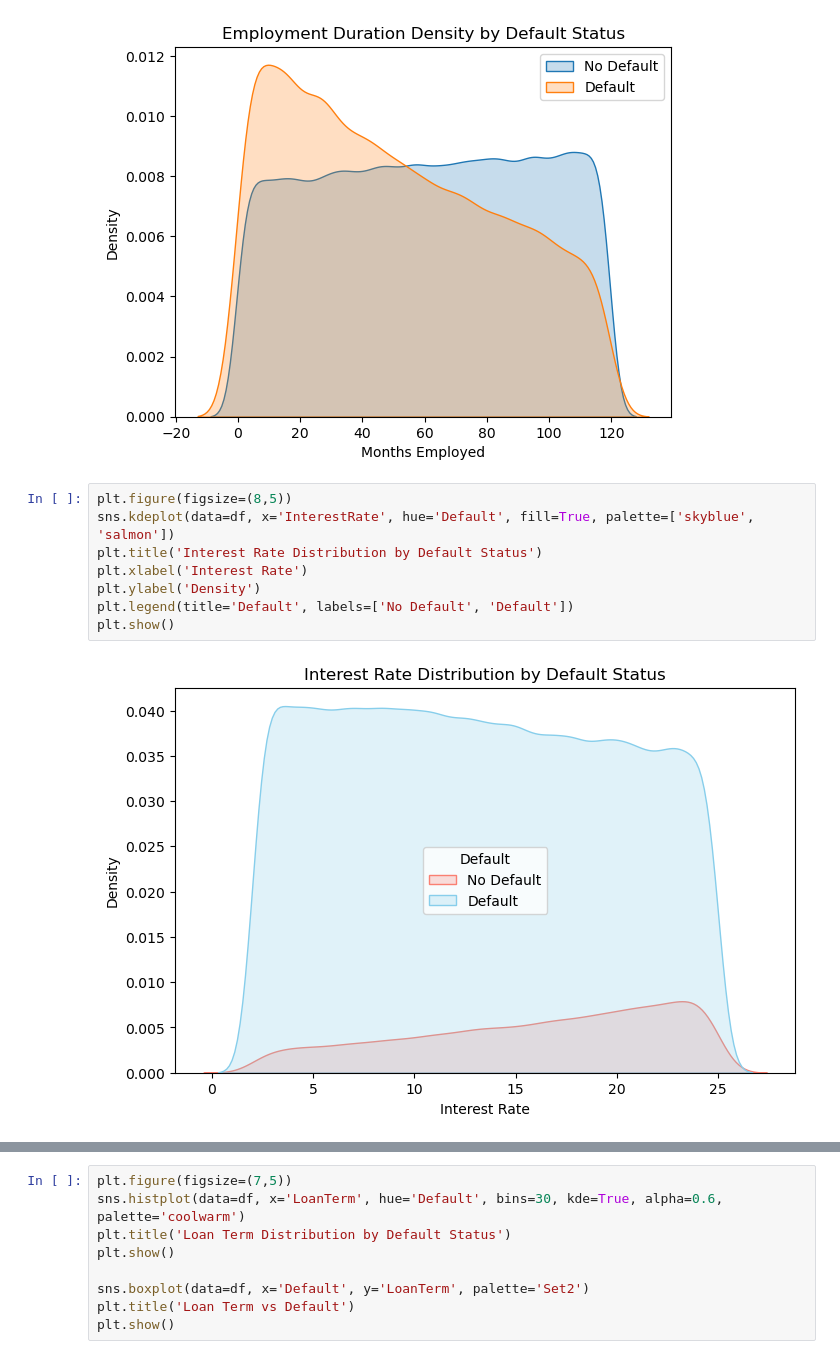
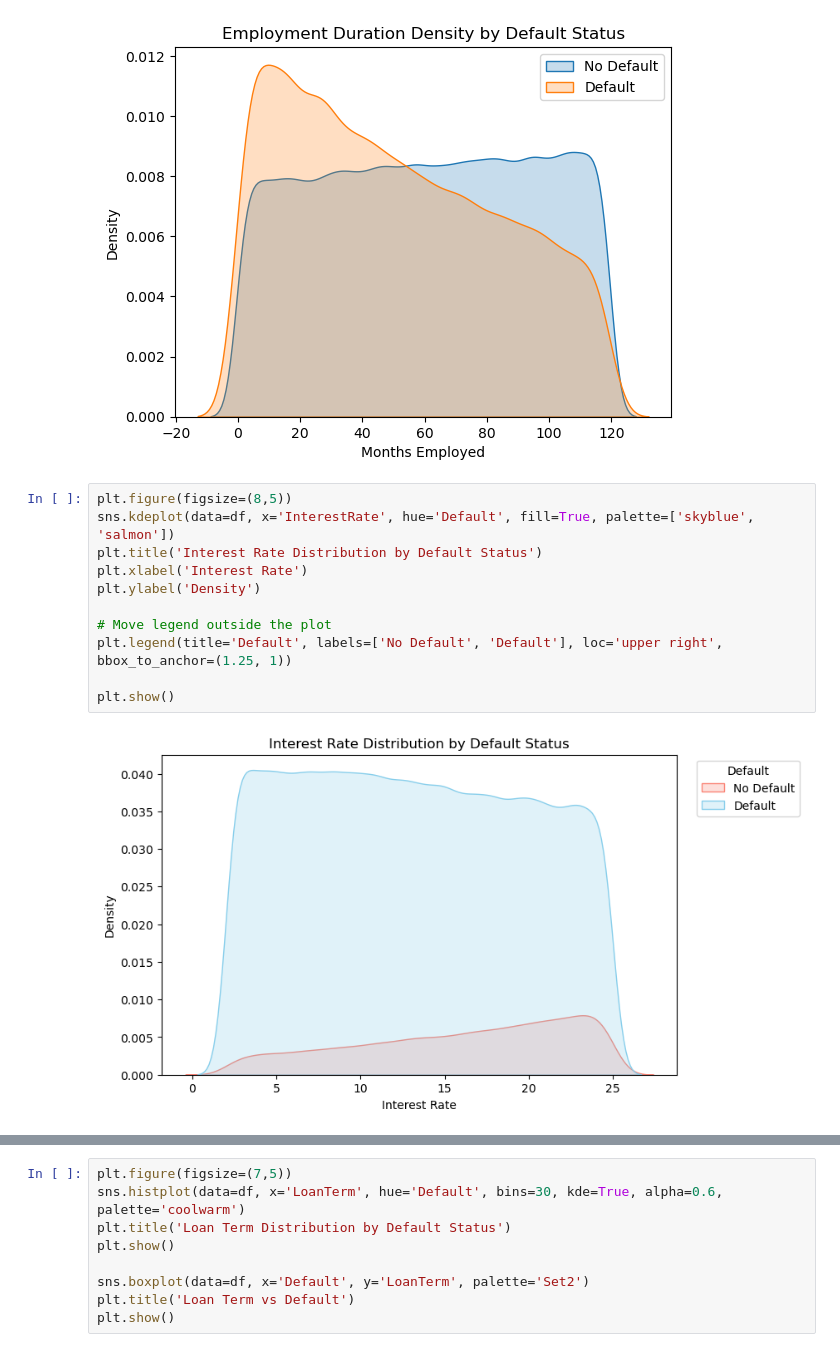
Before and after one commit to springboardmentor891v/CreditPathAI_Oct_Batch, a Jupyter notebook: main.ipynb, the cells around one changed output, grey strips where cells are left out. Saved outputs shown, nothing was run; the diff lists cells and outputs as text.

```diff
--- a/main.ipynb
+++ b/main.ipynb
@@ -226,11 +223,14 @@ This will become an error in seaborn v0.14.0; please update your code.
 # %%
 plt.figure(figsize=(8,5))
 sns.kdeplot(data=df, x='InterestRate', hue='Default', fill=True, palette=['skyblue', 'salmon'])
 plt.title('Interest Rate Distribution by Default Status')
 plt.xlabel('Interest Rate')
 plt.ylabel('Density')
-plt.legend(title='Default', labels=['No Default', 'Default'])
+
+# Move legend outside the plot
+plt.legend(title='Default', labels=['No Default', 'Default'], loc='upper right', bbox_to_anchor=(1.25, 1))
+
 plt.show()
 # %% [output]
-[figure, old version]
+[figure, new version]
 # %%
```
Also changed, not shown: parts of 7 cells of this notebook.
